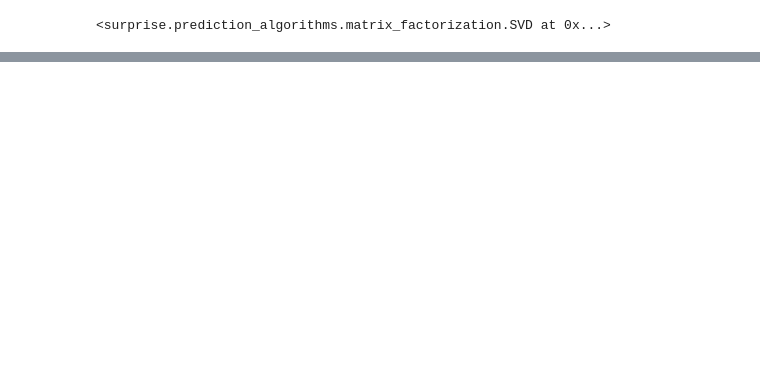
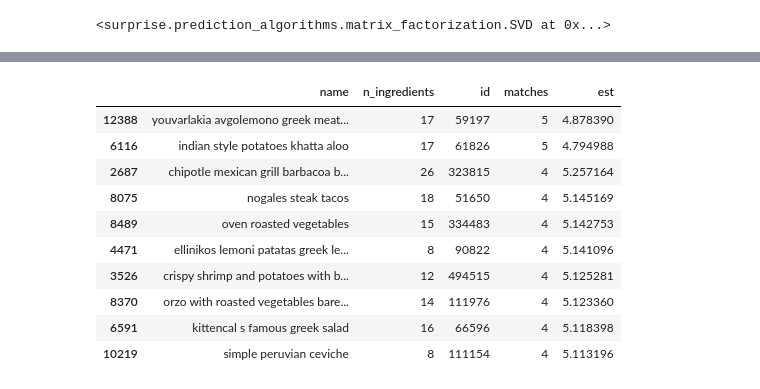
Before and after one commit to angeltveiit/info345--2, a Jupyter notebook: recommender.ipynb, the cells around one changed output, grey strips where cells are left out. Saved outputs shown, nothing was run; the diff lists cells and outputs as text; code cells hidden in the pictures; blank space fills up the shorter version.

```diff
--- a/recommender.ipynb
+++ b/recommender.ipynb
@@ -84,0 +74,14 @@ recommender_ingredients(1701315, 'beef bread orange')
+# %%
+recommender_ingredients(1701315, 'red onion, salt, black pepper, potato, pear, lemon, lime')
+# %% [output]
+|  | name | n_ingredients | id | matches | est |
+| 12388 | youvarlakia avgolemono greek meat... | 17 | 59197 | 5 | 4.878390 |
+| 6116 | indian style potatoes khatta aloo | 17 | 61826 | 5 | 4.794988 |
+| 2687 | chipotle mexican grill barbacoa b... | 26 | 323815 | 4 | 5.257164 |
+| 8075 | nogales steak tacos | 18 | 51650 | 4 | 5.145169 |
+| 8489 | oven roasted vegetables | 15 | 334483 | 4 | 5.142753 |
+| 4471 | ellinikos lemoni patatas greek le... | 8 | 90822 | 4 | 5.141096 |
+| 3526 | crispy shrimp and potatoes with b... | 12 | 494515 | 4 | 5.125281 |
+| 8370 | orzo with roasted vegetables bare... | 14 | 111976 | 4 | 5.123360 |
+| 6591 | kittencal s famous greek salad | 16 | 66596 | 4 | 5.118398 |
+| 10219 | simple peruvian ceviche | 8 | 111154 | 4 | 5.113196 |
```
Also changed, not shown: parts of 7 cells of this notebook, 4 other files.
